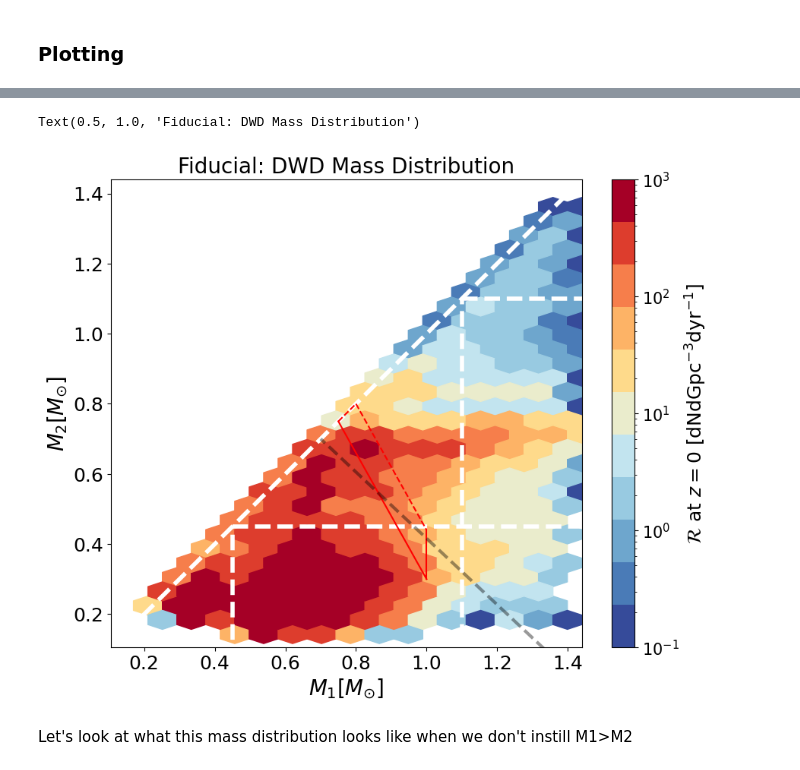
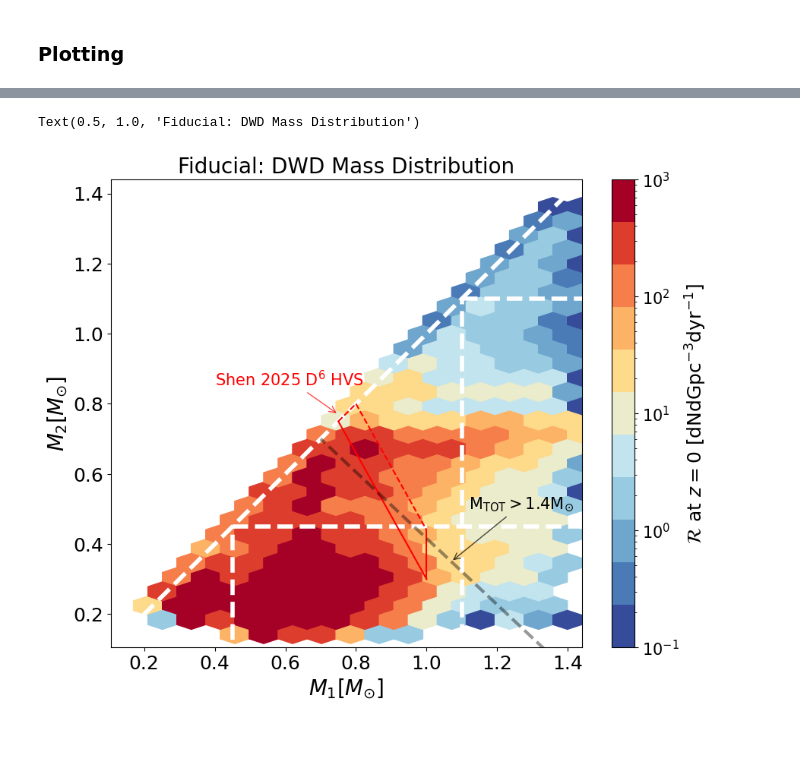
Before and after one commit to melanie-santiago26/research_work, a Jupyter notebook: metals_of_cosmos/code/mass_dist_fig.ipynb, the cells around one changed output, grey strips where cells are left out. Drawn from its saved outputs; the diff is of its cells as text; code cells hidden in the pictures; blank space fills up the shorter version.

```diff
--- a/metals_of_cosmos/code/mass_dist_fig.ipynb
+++ b/metals_of_cosmos/code/mass_dist_fig.ipynb
@@ -285,33 +290,35 @@ ax.plot([0.45,max_mass_lim],[0.45,0.45],color=linecolors,lw=linewidths, ls='--')
 #Carbon oxygen WD cutoff
 ax.vlines(x=[1.1], ymin=0, ymax=1.1, colors=linecolors, ls='--', lw=linewidths) # vertical line
 ax.plot([1.1,max_mass_lim],[1.1,1.1],color=linecolors,lw=linewidths, ls='--') # horizontal line
 
 # # purple region - 2 star SN Ia
 # ax.plot([0.8,1],[0.8,0.44],color='purple') # bottom boundary
 # ax.plot([1.0,1.0],[1.0,0.44],color='purple') # side boundary
 # ax.plot([0.8,1.0],[0.8,1.0],color='purple',ls='--') # top boundary
 
 # red region - hypervelocity WDs
 plt.plot([0.8,1],[0.8,0.44],color='red',ls='--') # overlapping boundary
 plt.plot([0.75,1.0],[0.75,0.3],color='red') # bottom boundary
 plt.plot([1.0,1.0],[0.3,0.44],color='red') # side boundary
 plt.plot([0.75,0.8],[0.75,0.8],color='red',ls='--') # top boundary
+ax.annotate(r"Shen 2025 $\mathrm{D^6}$ HVS", xy=(0.75, 0.77), xytext=(0.4, 0.85), fontsize=15, color='red', arrowprops=dict(color='red', alpha=0.7,arrowstyle='->'))
+
 
 # # chandrasekar mass line
 ax.plot((1.44,0.7),(0,0.7),color='black', lw=3, ls='--', alpha = 0.4)
+ax.annotate(r"$\rm{M}_{\rm{TOT}}>1.4\rm{M}_{\odot}$", xy=(1.07, 0.35), xytext=(1.12, 0.5), fontsize=15, color='black', arrowprops=dict(alpha=0.7,arrowstyle='->'))
+
 
 ax.set_ylim(min(M2_DWD),max_mass_lim)
 ax.set_xlim(min(M2_DWD),max_mass_lim)
 ax.set_xlabel("$M_{1}$[$M_{\odot}$]",fontsize=20)
 ax.set_ylabel("$M_{2}$[$M_{\odot}$]",fontsize=20)
 ax.tick_params(axis='both', labelsize=18)
 
 ax.set_title("Fiducial: DWD Mass Distribution", fontsize=20)
 
 ## save figure:
 # plt.savefig("../figures/mass_dist_DWD_scenarios.png",bbox_inches='tight',pad_inches=0.1)
 # %% [output]
 Text(0.5, 1.0, 'Fiducial: DWD Mass Distribution')
-[figure, old version]
+[figure, new version]
-# %% [markdown]
-Let's look at what this mass distribution looks like when we don't instill M1>M2
```
Also changed, not shown: parts of 9 cells of this notebook, 2 other files.
